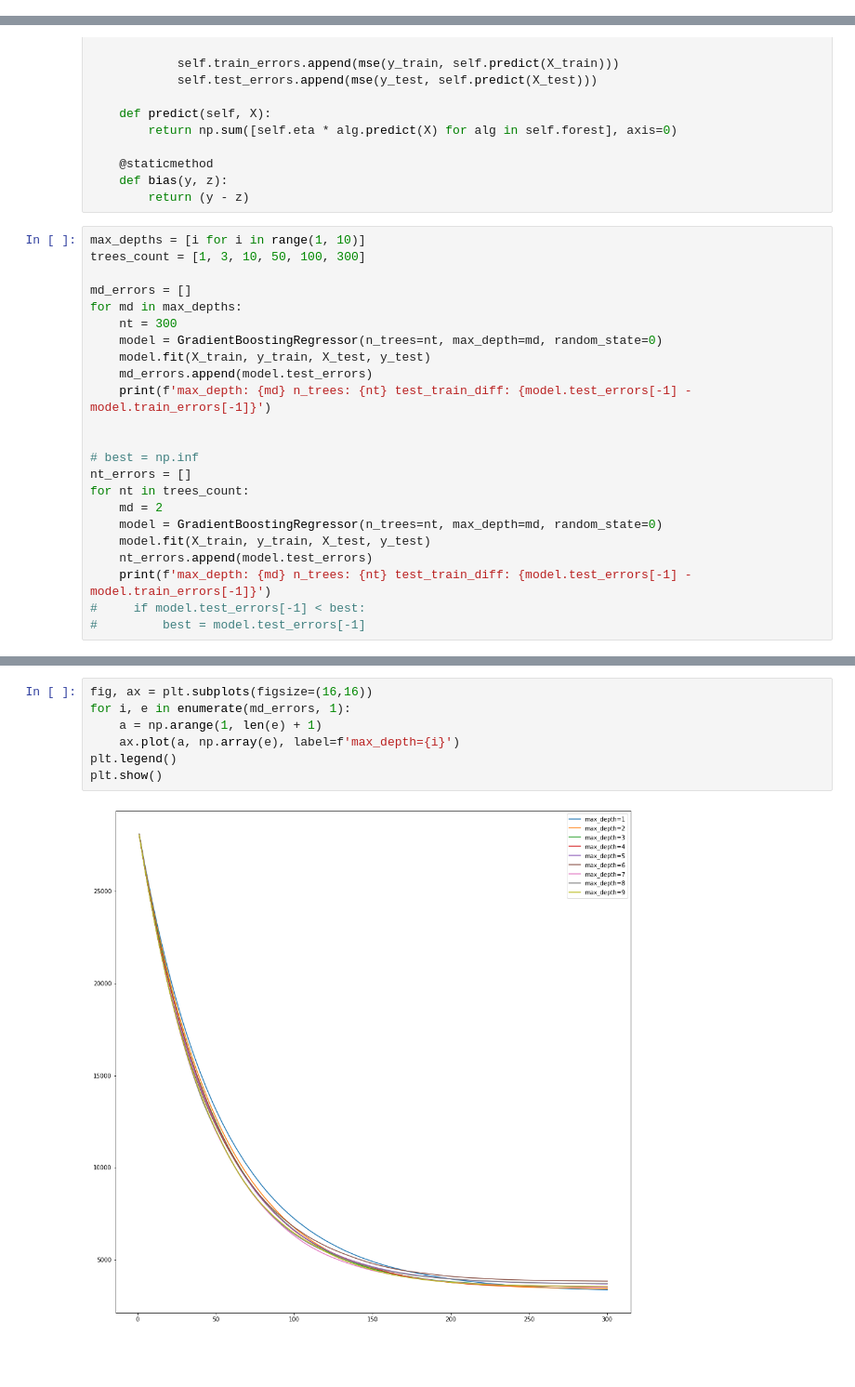
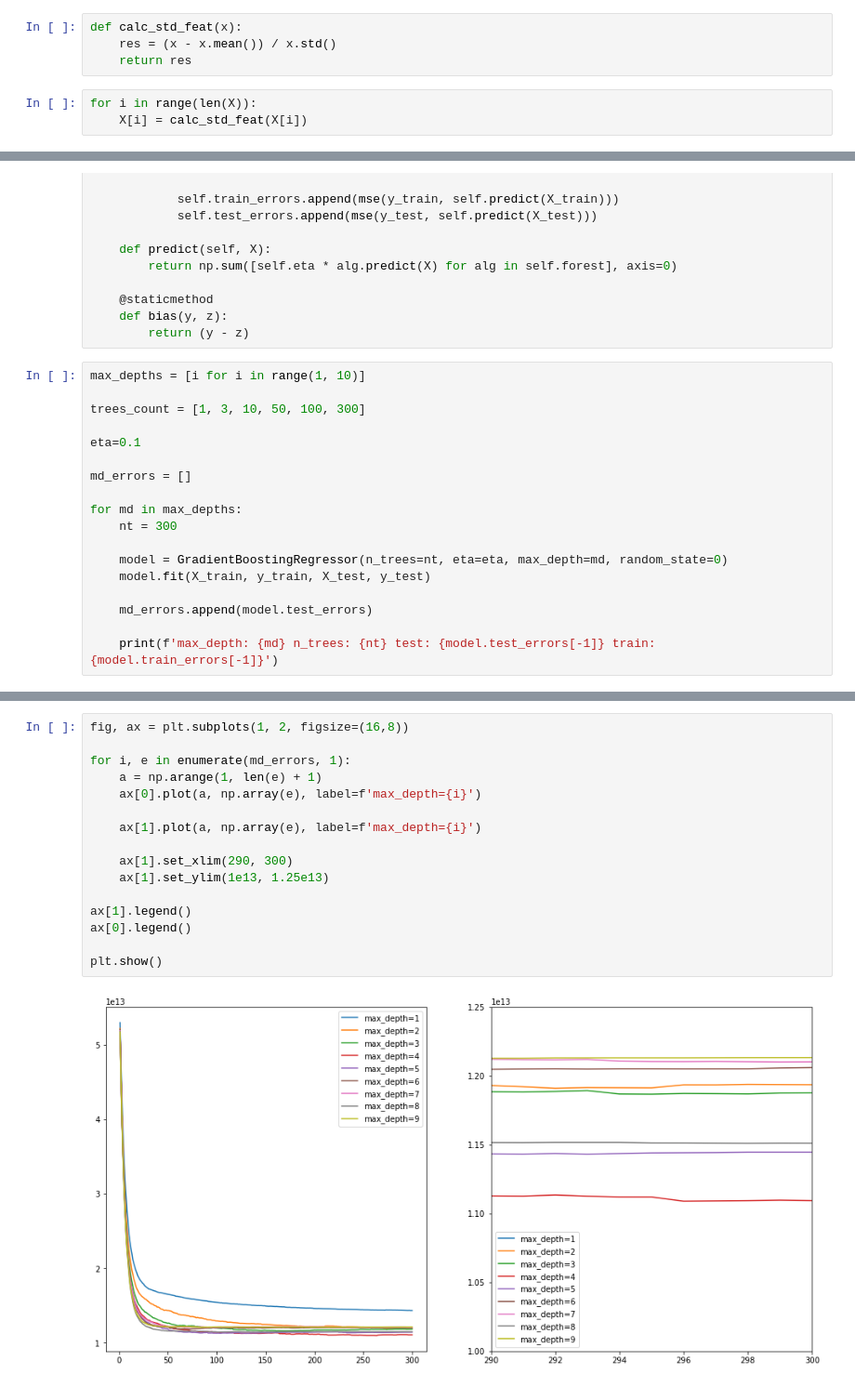
Before and after one commit to Krivosheenkova/DataAnalysisAlgorythms, a Jupyter notebook: 6_gradientBoosting/6_gradient_boosting.ipynb, the cells around one changed output, grey strips where cells are left out. Shown at 93% size. Drawn from its saved outputs; the diff is of its cells as text; blank space fills up the shorter version.

```diff
--- a/6_gradientBoosting/6_gradient_boosting.ipynb
+++ b/6_gradientBoosting/6_gradient_boosting.ipynb
@@ -15,0 +42,7 @@ X, y = load_diabetes(return_X_y=True)
+# %%
+def calc_std_feat(x):
+    res = (x - x.mean()) / x.std()
+    return res
+# %%
+for i in range(len(X)):
+    X[i] = calc_std_feat(X[i])
@@ -66,25 +114,20 @@ class GradientBoostingRegressor:
         return (y - z)
 # %%
 max_depths = [i for i in range(1, 10)]
+
 trees_count = [1, 3, 10, 50, 100, 300]
 
+eta=0.1
+
 md_errors = []
+
 for md in max_depths:
     nt = 300
-    model = GradientBoostingRegressor(n_trees=nt, max_depth=md, random_state=0)
+
+    model = GradientBoostingRegressor(n_trees=nt, eta=eta, max_depth=md, random_state=0)
     model.fit(X_train, y_train, X_test, y_test)
+
     md_errors.append(model.test_errors)
-    print(f'max_depth: {md} n_trees: {nt} test_train_diff: {model.test_errors[-1] - model.train_errors[-1]}')
 
-
-# best = np.inf
-nt_errors = []
-for nt in trees_count:
-    md = 2
-    model = GradientBoostingRegressor(n_trees=nt, max_depth=md, random_state=0)
-    model.fit(X_train, y_train, X_test, y_test)
-    nt_errors.append(model.test_errors)
-    print(f'max_depth: {md} n_trees: {nt} test_train_diff: {model.test_errors[-1] - model.train_errors[-1]}')
-#     if model.test_errors[-1] < best:
-#         best = model.test_errors[-1]
+    print(f'max_depth: {md} n_trees: {nt} test: {model.test_errors[-1]} train: {model.train_errors[-1]}')
 # %% [output]
@@ -106,9 +143,18 @@ max_depth: 2 n_trees: 300 test_train_diff: 1057.0141097058427
 # %%
-fig, ax = plt.subplots(figsize=(16,16))
+fig, ax = plt.subplots(1, 2, figsize=(16,8))
+
 for i, e in enumerate(md_errors, 1):
     a = np.arange(1, len(e) + 1)
-    ax.plot(a, np.array(e), label=f'max_depth={i}')
-plt.legend()
+    ax[0].plot(a, np.array(e), label=f'max_depth={i}')
+
+    ax[1].plot(a, np.array(e), label=f'max_depth={i}')
+
+    ax[1].set_xlim(290, 300)
+    ax[1].set_ylim(1e13, 1.25e13)
+
+ax[1].legend()
+ax[0].legend()
+
 plt.show()
 # %% [output]
-[figure, old version]
+[figure, new version]
```
Also changed, not shown: parts of 16 cells of this notebook, 1 other file.
